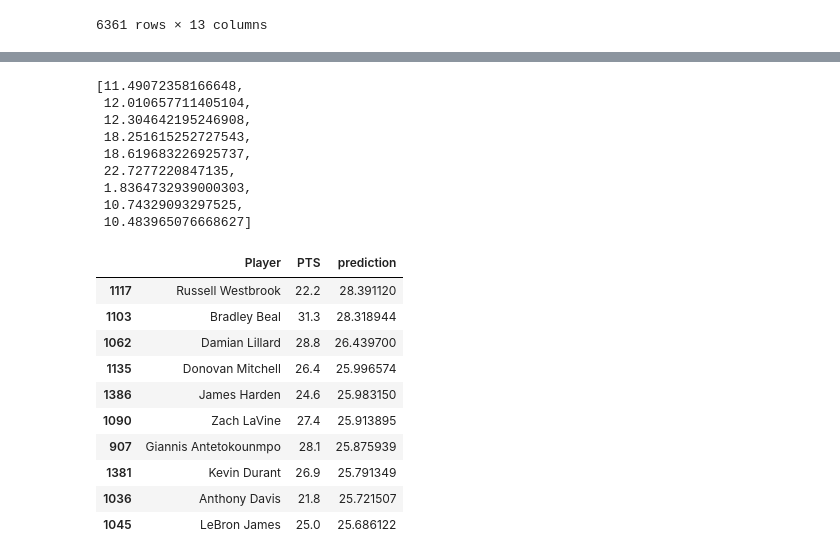
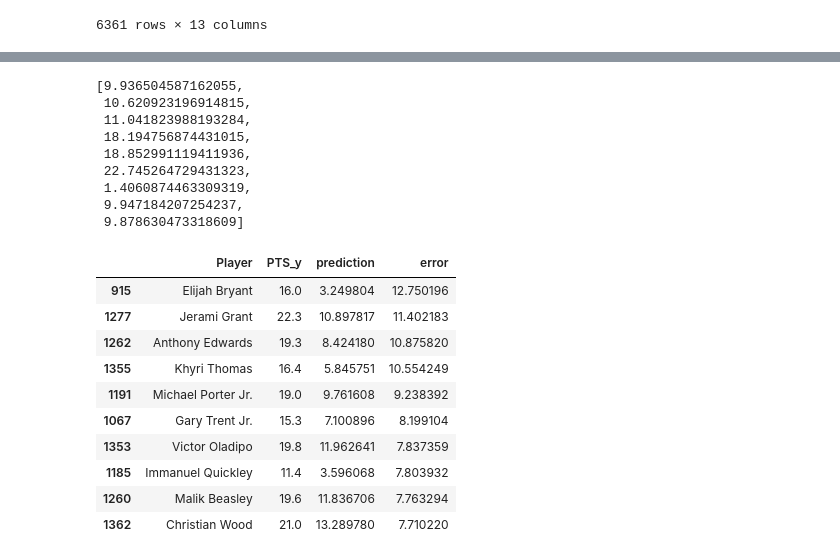
Before and after one commit to fonseca-carlos/nba_ppg, a Jupyter notebook: start.ipynb, the cells around one changed output, grey strips where cells are left out. Saved outputs shown, nothing was run; the diff lists cells and outputs as text; code cells hidden in the pictures.

```diff
--- a/start.ipynb
+++ b/start.ipynb
@@ -65,0 +61,17 @@ for year in range(5):
+# %%
+#creating last 5 years data
+
+
+for year in range(5):
+    df['PTS_year-'+str(year+1)]=(df.sort_values(by=['Season_endyear'], ascending=True).groupby(['Player'])['PTS'].shift(year+1))
+#test - adjusting for injuries
+df['PTS_y']=df['PTS']
+df2=df.merge(df_games[['Season_endyear', 'Player', 'pts_injury_adjusted']], on=['Season_endyear', 'Player'])
+df2['mean']=df2[['PTS_year-1', 'PTS_year-2', 'PTS_year-3', 'PTS_year-4', 'PTS_year-5']].mean(axis=1)
+df2['PTS']=np.where(df2['pts_injury_adjusted']==0, df2['PTS'], df2['mean'])
+for year in range(5):
+    df2['PTS_year-'+str(year+1)]=(df2.sort_values(by=['Season_endyear'], ascending=True).groupby(['Player'])['PTS'].shift(year+1))
+
+df=df2.drop(['pts_injury_adjusted', 'mean'], axis=1)
+#df2[df2['Player']=='Stephen Curry']
+df[df['Player']=='Stephen Curry']
@@ -73,10 +99,10 @@ df_team=df.groupby(['Season_endyear', 'Team2'])[['PTS_year-1','PTS_year-2','PTS_
 df_pos=df.groupby(['Season_endyear', 'Team2', 'Pos'])[['PTS_year-1','PTS_year-2','PTS_year-3','PTS_year-4','PTS_year-5']].sum().reset_index()
 
 #creating player bins
-df_bins=df[['Season_endyear', 'Team2', 'PTS']].copy()
+df_bins=df[['Season_endyear', 'Team2', 'PTS_y']].copy()
 for pts in [5, 10, 15, 20, 25, 30]:
-    df_bins['bin_'+str(pts)]=np.where(df_bins['PTS']>=pts,1,0)
-df_bins=df_bins.groupby(['Season_endyear', 'Team2']).sum().reset_index().drop('PTS', axis=1)
+    df_bins['bin_'+str(pts)]=np.where(df_bins['PTS_y']>=pts,1,0)
+df_bins=df_bins.groupby(['Season_endyear', 'Team2']).sum().reset_index().drop('PTS_y', axis=1)
 
 for year in range(5):
     for bins in [5, 10, 15, 20, 25, 30]:
@@ -98,10 +124,10 @@ df_stats=df_stats.fillna(0)
 # %%
 #separating train and test sets
 
-X=df_stats[df_stats['Season_endyear']<2021].drop(['Season_endyear', 'Player', 'G', 'Team2', 'Pos', 'PTS'], axis=1)
-X_oot=df_stats[df_stats['Season_endyear']==2021].drop(['Season_endyear', 'Player', 'G', 'Team2','Pos', 'PTS'], axis=1)
-y=df_stats[df_stats['Season_endyear']<2021]['PTS']
-y_oot=df_stats[df_stats['Season_endyear']==2021]['PTS']
+X=df_stats[df_stats['Season_endyear']<2021].drop(['Season_endyear', 'Player', 'G', 'Team2', 'Pos', 'PTS', 'PTS_y'], axis=1)
+X_oot=df_stats[df_stats['Season_endyear']==2021].drop(['Season_endyear', 'Player', 'G', 'Team2','Pos', 'PTS', 'PTS_y'], axis=1)
+y=df_stats[df_stats['Season_endyear']<2021]['PTS_y']
+y_oot=df_stats[df_stats['Season_endyear']==2021]['PTS_y']
 
 
 X_train, X_test, y_train, y_test = train_test_split(X, y, test_size=0.33, random_state=8)
@@ -144,33 +170,35 @@ r2
 #evaluating results
 mse
 # %% [output]
-[11.49072358166648,
- 12.010657711405104,
- 12.304642195246908,
- 18.251615252727543,
- 18.619683226925737,
- 22.7277220847135,
- 1.8364732939000303,
- 10.74329093297525,
- 10.483965076668627]
+[9.936504587162055,
+ 10.620923196914815,
+ 11.041823988193284,
+ 18.194756874431015,
+ 18.852991119411936,
+ 22.745264729431323,
+ 1.4060874463309319,
+ 9.947184207254237,
+ 9.878630473318609]
 # %%
 #checking 2021 predictions vs. actual
 
-df_check=df_stats[df_stats['Season_endyear']==2021][['Player', 'PTS']].copy()
+df_check=df_stats[df_stats['Season_endyear']==2021][['Player', 'PTS_y']].copy()
 df_check['prediction']=rf.predict(X_oot)
-df_check.sort_values(by=['prediction'], ascending=False).head(10)
+df_check['error']=df_check['PTS_y']-df_check['prediction']
+#df_check.sort_values(by=['prediction'], ascending=False).head(10)
+df_check.sort_values(by=['error'], ascending=False).head(10)
 # %% [output]
-|  | Player | PTS | prediction |
-| 1117 | Russell Westbrook | 22.2 | 28.391120 |
-| 1103 | Bradley Beal | 31.3 | 28.318944 |
-| 1062 | Damian Lillard | 28.8 | 26.439700 |
-| 1135 | Donovan Mitchell | 26.4 | 25.996574 |
-| 1386 | James Harden | 24.6 | 25.983150 |
-| 1090 | Zach LaVine | 27.4 | 25.913895 |
-| 907 | Giannis Antetokounmpo | 28.1 | 25.875939 |
-| 1381 | Kevin Durant | 26.9 | 25.791349 |
-| 1036 | Anthony Davis | 21.8 | 25.721507 |
-| 1045 | LeBron James | 25.0 | 25.686122 |
+|  | Player | PTS_y | prediction | error |
+| 915 | Elijah Bryant | 16.0 | 3.249804 | 12.750196 |
+| 1277 | Jerami Grant | 22.3 | 10.897817 | 11.402183 |
+| 1262 | Anthony Edwards | 19.3 | 8.424180 | 10.875820 |
+| 1355 | Khyri Thomas | 16.4 | 5.845751 | 10.554249 |
+| 1191 | Michael Porter Jr. | 19.0 | 9.761608 | 9.238392 |
+| 1067 | Gary Trent Jr. | 15.3 | 7.100896 | 8.199104 |
+| 1353 | Victor Oladipo | 19.8 | 11.962641 | 7.837359 |
+| 1185 | Immanuel Quickley | 11.4 | 3.596068 | 7.803932 |
+| 1260 | Malik Beasley | 19.6 | 11.836706 | 7.763294 |
+| 1362 | Christian Wood | 21.0 | 13.289780 | 7.710220 |
 # %%
 df_check[(df_check['Player'] == 'Stephen Curry') | (df_check['Player'] == 'Bradley Beal') | (df_check['Player'] == 'Russell Westbrook')]
 # %% [output]
```
Also changed, not shown: parts of 6 cells of this notebook.
